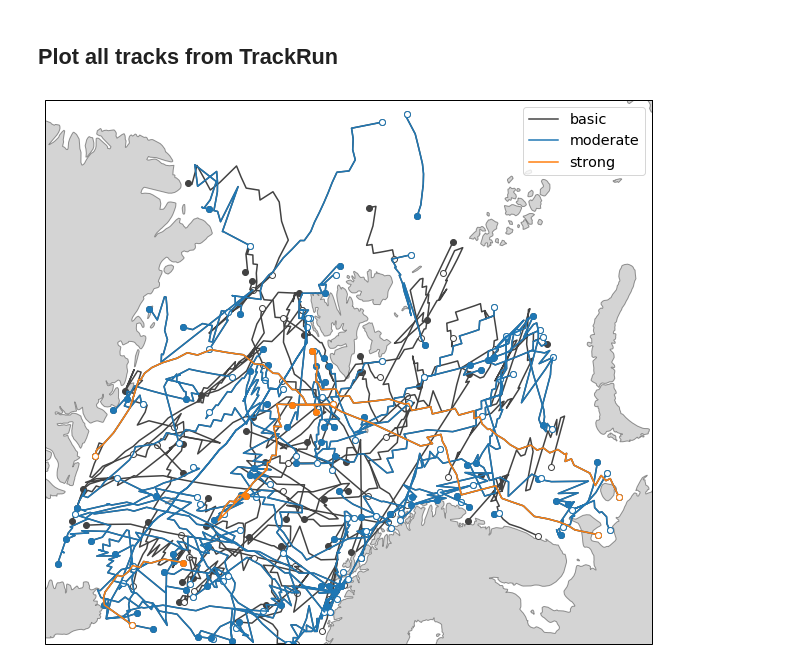
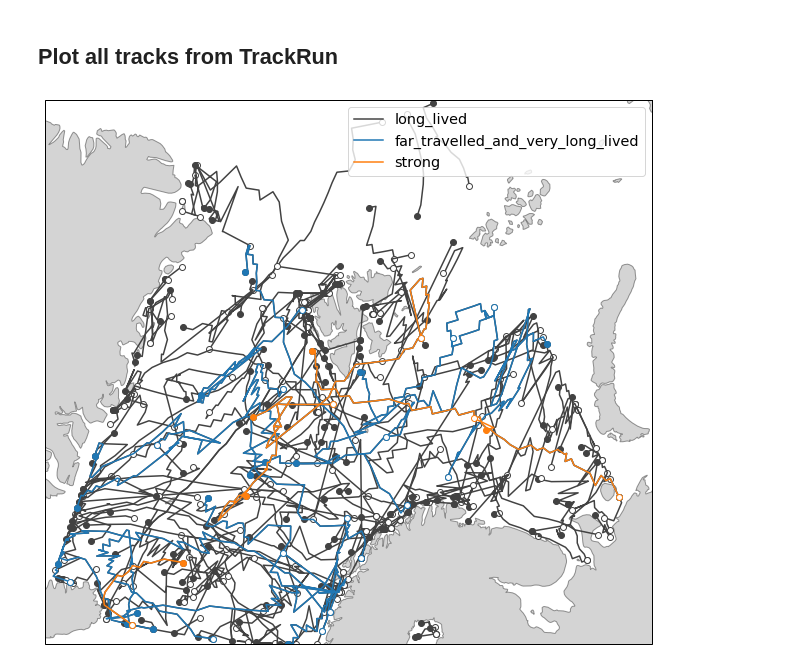
Before and after one commit to dennissergeev/octant, a Jupyter notebook: examples/02_Plotting.ipynb, the cells around one changed output. Saved outputs shown, nothing was run; the diff lists cells and outputs as text; code cells hidden in the pictures.

Commit message:
update notebooks and changelog

```diff
--- a/examples/02_Plotting.ipynb
+++ b/examples/02_Plotting.ipynb
@@ -47,9 +32,8 @@ except ImportError:
 # %% [markdown]
 Some useful declarations for plotting...
 # %%
-plt.rcParams['figure.figsize'] = (15, 10)  # change the default figure size
-COAST = dict(scale='50m', alpha=0.5,
-             edgecolor='#333333', facecolor='#AAAAAA')
+plt.rcParams["figure.figsize"] = (15, 10)  # change the default figure size
+COAST = dict(scale="50m", alpha=0.5, edgecolor="#333333", facecolor="#AAAAAA")
 clon = 10
 clat = 75
 extent = [-20, 50, 65, 85]
@@ -80,4 +64,4 @@ lsm = lsm.squeeze()  # remove singular time dimension
 # %% [markdown]
 Now load the cyclone tracks themselves
 # %%
-TR = TrackRun(track_res_dir)
+tr = TrackRun(track_res_dir)
@@ -198,25 +162,20 @@ ax1.set_title('My plot');
 # %% [markdown]
 ## Plot all tracks from TrackRun
 # %%
-subsets_and_colors = [
-    ('basic', '#424242'),
-    ('moderate', 'C0'),
-    ('strong', 'C1')
-]
+subsets_and_colors = [("long_lived", "#424242"), ("far_travelled_and_very_long_lived", "C0"), ("strong", "C1")]
 # %%
 fig = plt.figure()
 ax = lcc_map(fig, **LCC_KW)
 
 handles, labels = [], []
 for subset_label, color in subsets_and_colors:
-    sub = TR[subset_label]
-    for (_, track) in sub.groupby('track_idx'):
+    for (_, track) in tr[subset_label].gb:
         track.plot_track(ax=ax, color=color, label=subset_label)
 
-labels, handles = [list(getattr({j: i
-                                for i, j in zip(*ax.get_legend_handles_labels())},
-                                m)())
-                   for m in ['keys', 'values']]
-ax.legend(handles, labels, fontsize='x-large', loc=1);
+labels, handles = [
+    list(getattr({j: i for i, j in zip(*ax.get_legend_handles_labels())}, m)())
+    for m in ["keys", "values"]
+]
+ax.legend(handles, labels, fontsize="x-large", loc=1);
 # %% [output]
-[figure, old version]
+[figure, new version]
```
Also changed, not shown: parts of 26 cells of this notebook, 5 other files.
